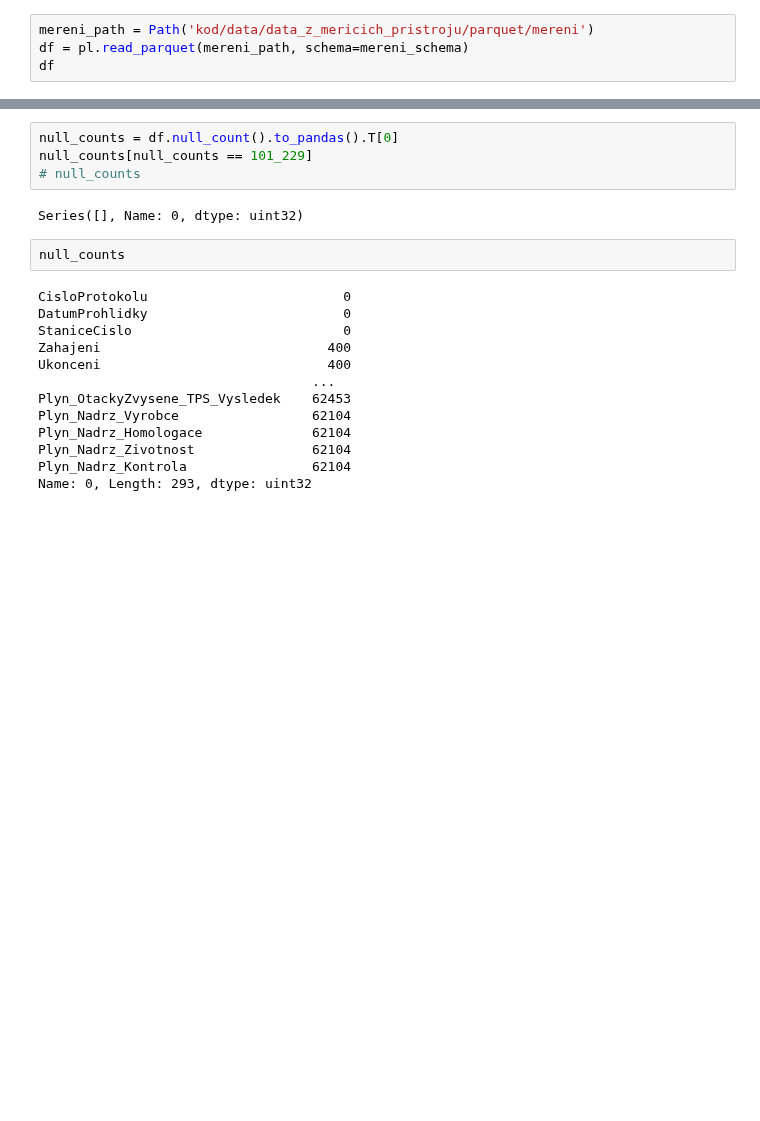
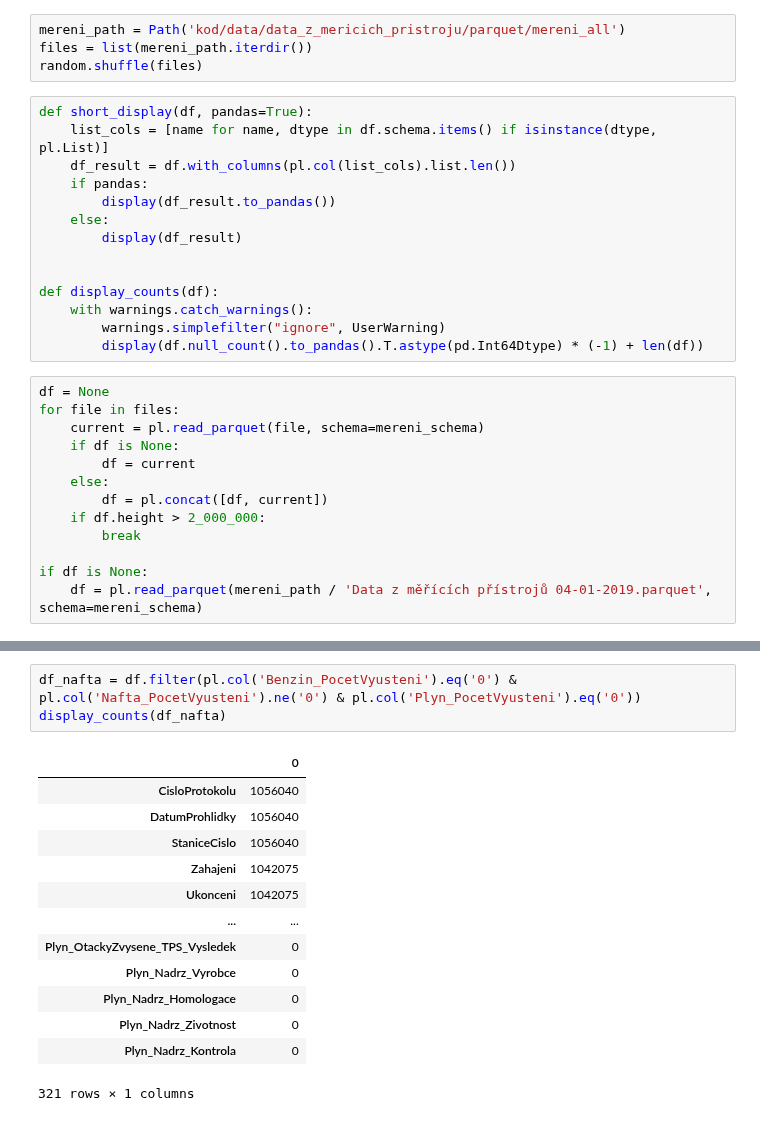
Before and after one commit to opendatalabcz/emissions-data-analysis-cz, a Jupyter notebook: kod/cleaning.ipynb, the cells around one changed output, grey strips where cells are left out. Cells and saved outputs as stored; diff of their text form; blank space fills up the shorter version.

```diff
--- a/kod/cleaning.ipynb
+++ b/kod/cleaning.ipynb
@@ -22,7 +24,34 @@ from schemas import *
 
 pl.Config.set_tbl_cols(-1)
 os.chdir(r'E:\CVUT_BAP')
+# %%
+mereni_path = Path('kod/data/data_z_mericich_pristroju/parquet/mereni_all')
+files = list(mereni_path.iterdir())
+random.shuffle(files)
+# %%
+def short_display(df, pandas=True):
+    list_cols = [name for name, dtype in df.schema.items() if isinstance(dtype, pl.List)]
+    df_result = df.with_columns(pl.col(list_cols).list.len())
+    if pandas:
+        display(df_result.to_pandas())
+    else:
+        display(df_result)
+
+
+def display_counts(df):
+    with warnings.catch_warnings():
+        warnings.simplefilter("ignore", UserWarning)
+        display(df.null_count().to_pandas().T.astype(pd.Int64Dtype) * (-1) + len(df))
 # %%
-mereni_path = Path('kod/data/data_z_mericich_pristroju/parquet/mereni')
-df = pl.read_parquet(mereni_path, schema=mereni_schema)
-df
+df = None
+for file in files:
+    current = pl.read_parquet(file, schema=mereni_schema)
+    if df is None:
+        df = current
+    else:
+        df = pl.concat([df, current])
+    if df.height > 2_000_000:
+        break
+
+if df is None:
+    df = pl.read_parquet(mereni_path / 'Data z měřících přístrojů 04-01-2019.parquet', schema=mereni_schema)
@@ -44,21 +58,17 @@ shape: (64_061, 293)
-# %%
-null_counts = df.null_count().to_pandas().T[0]
-null_counts[null_counts == 101_229]
-# null_counts
-# %% [output]
-Series([], Name: 0, dtype: uint32)
-# %%
-null_counts
-# %% [output]
-CisloProtokolu                         0
-DatumProhlidky                         0
-StaniceCislo                           0
-Zahajeni                             400
-Ukonceni                             400
-                                   ...
-Plyn_OtackyZvysene_TPS_Vysledek    62453
-Plyn_Nadrz_Vyrobce                 62104
-Plyn_Nadrz_Homologace              62104
-Plyn_Nadrz_Zivotnost               62104
-Plyn_Nadrz_Kontrola                62104
-Name: 0, Length: 293, dtype: uint32
+# %%
+df_nafta = df.filter(pl.col('Benzin_PocetVyusteni').eq('0') & pl.col('Nafta_PocetVyusteni').ne('0') & pl.col('Plyn_PocetVyusteni').eq('0'))
+display_counts(df_nafta)
+# %% [output]
+|  | 0 |
+| CisloProtokolu | 1056040 |
+| DatumProhlidky | 1056040 |
+| StaniceCislo | 1056040 |
+| Zahajeni | 1042075 |
+| Ukonceni | 1042075 |
+| ... | ... |
+| Plyn_OtackyZvysene_TPS_Vysledek | 0 |
+| Plyn_Nadrz_Vyrobce | 0 |
+| Plyn_Nadrz_Homologace | 0 |
+| Plyn_Nadrz_Zivotnost | 0 |
+| Plyn_Nadrz_Kontrola | 0 |
+321 rows × 1 columns
```
Also changed, not shown: parts of 7 cells of this notebook, 5 other files.
